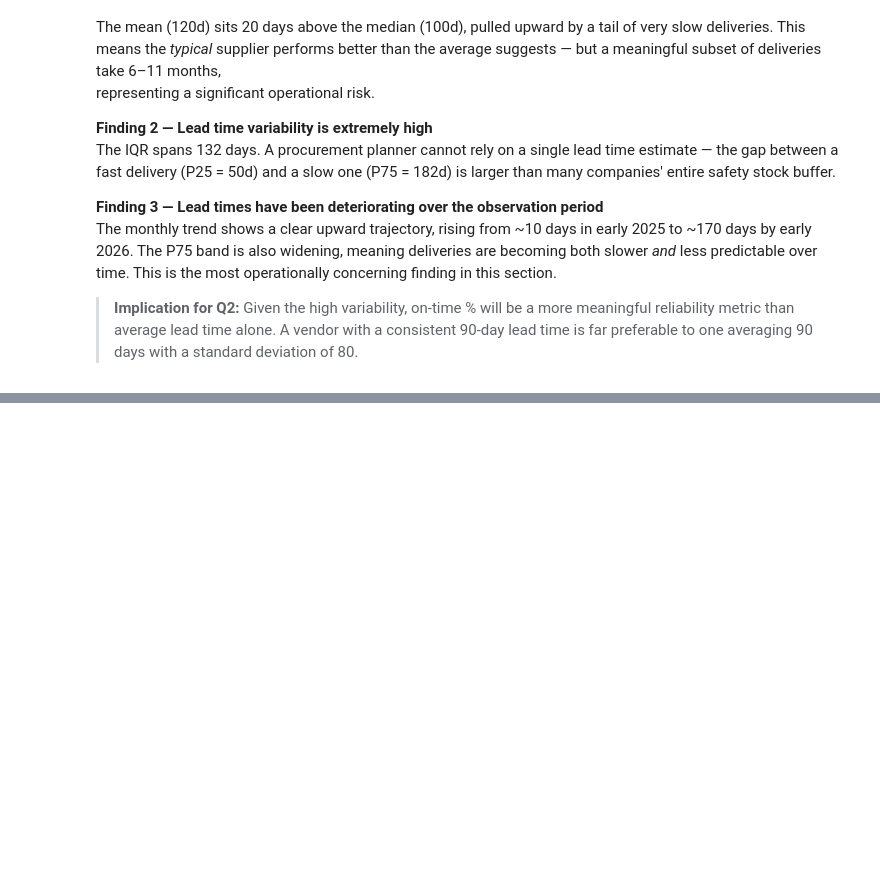
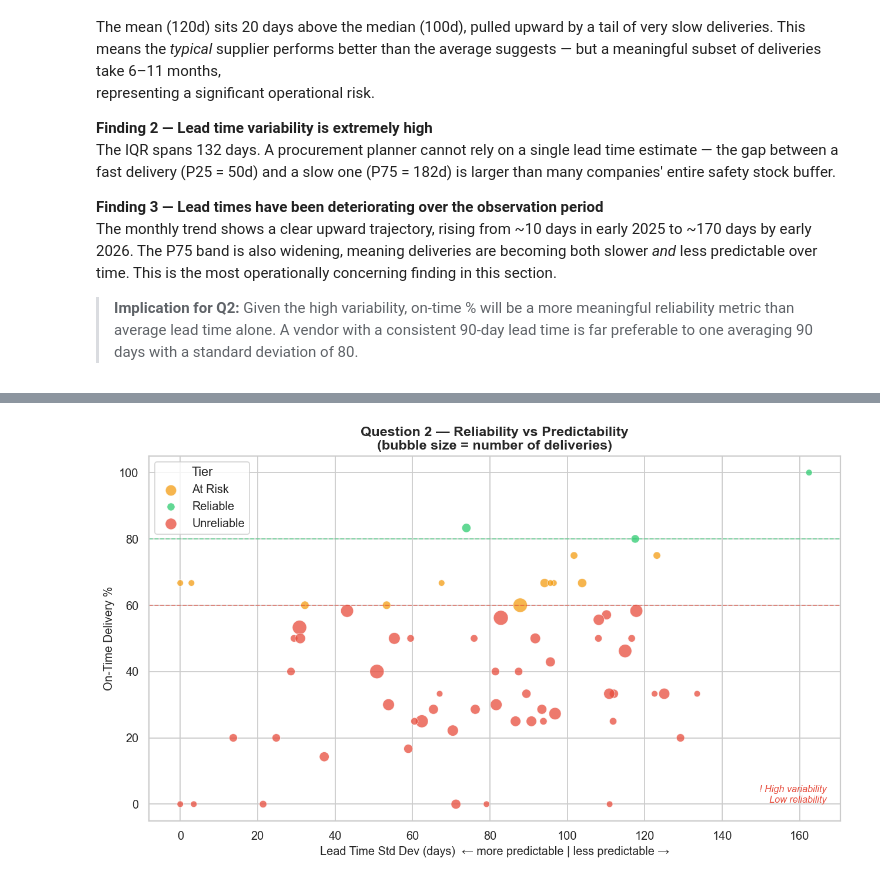
Before and after one commit to Muhammad-Umer-Riaz/data-analyst-portfolio, a Jupyter notebook: Supplier_Performance_Analysis/supplier_performance_analysis.ipynb, the cells around one changed output, grey strips where cells are left out. Cells and saved outputs as stored; diff of their text form; code cells hidden in the pictures; blank space fills up the shorter version.

```diff
--- a/Supplier_Performance_Analysis/supplier_performance_analysis.ipynb
+++ b/Supplier_Performance_Analysis/supplier_performance_analysis.ipynb
@@ -376,0 +613,29 @@ The monthly trend shows a clear upward trajectory, rising from ~10 days in early
+# %%
+# ── Plot 3: On-time % vs Lead Time variability (std dev) ─────────────────────
+# High std dev + low on-time % = most dangerous vendors
+fig, ax = plt.subplots(figsize=(10, 6))
+
+for tier, grp in df_vendor.groupby('tier'):
+    ax.scatter(grp['std_lead_time'], grp['on_time_pct'],
+               color=tier_colors[tier], label=tier,
+               alpha=0.75, s=grp['total_deliveries'] * 12,
+               edgecolors='white', linewidth=0.5)
+
+ax.axhline(80, color='#2ecc71', linestyle='--', linewidth=1, alpha=0.6)
+ax.axhline(60, color='#e74c3c', linestyle='--', linewidth=1, alpha=0.6)
+ax.set_xlabel("Lead Time Std Dev (days)  ← more predictable | less predictable →")
+ax.set_ylabel("On-Time Delivery %")
+ax.set_title("Question 2 — Reliability vs Predictability\n"
+             "(bubble size = number of deliveries)", fontweight='bold')
+ax.legend(title='Tier')
+
+# Annotate the danger quadrant
+ax.text(0.98, 0.05, "! High variability\n  Low reliability",
+        transform=ax.transAxes, ha='right', fontsize=9,
+        color='#e74c3c', style='italic')
+
+plt.tight_layout()
+plt.savefig("q2_reliability_vs_predictability.png", bbox_inches='tight')
+plt.show()
+# %% [output]
+[figure, added]
```
Also changed, not shown: parts of 10 cells of this notebook.
